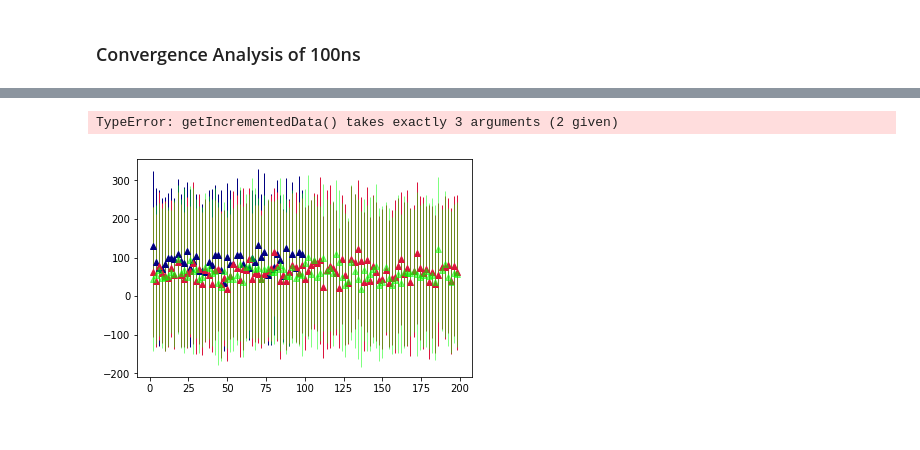
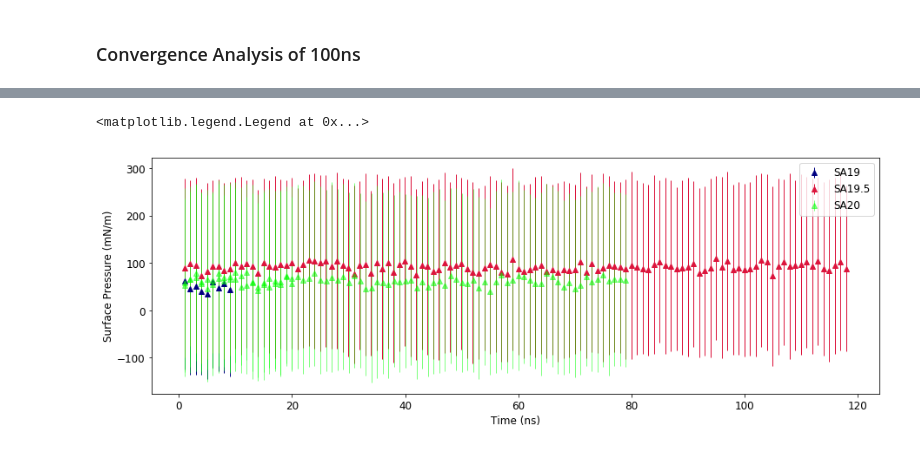
Before and after one commit to fearlessroad/mixed-monolayers, a Jupyter notebook: si_figures/surf-ten_convergence.ipynb, the cells around one changed output, grey strips where cells are left out. Drawn from its saved outputs; the diff is of its cells as text; code cells hidden in the pictures.

Commit message:
edited typos in the code, added scripts to load trajectory data into mdtraj

```diff
--- a/si_figures/surf-ten_convergence.ipynb
+++ b/si_figures/surf-ten_convergence.ipynb
@@ -9,5 +9,13 @@ import matplotlib.pyplot as plt
 import os
 import os.path
 from pathlib2 import Path
+import matplotlib.pylab as pylab
+params = {'legend.fontsize': 'large',
+          'figure.figsize': (15, 5),
+         'axes.labelsize': 'large',
+         'axes.titlesize':'large',
+         'xtick.labelsize':'large',
+         'ytick.labelsize':'large'}
+pylab.rcParams.update(params)
 # %% [markdown]
 ## import data
@@ -187,14 +246,18 @@ plt.savefig('/home/drez/Desktop/mean_convergence.png', dpi=600)
 # %%
 #SA19 Scatter Plot
 # %%
-N,O,P = getIncrementedData(100, times[1]/100, pres[1])
+plt.xlabel('Time (ns)')
+plt.ylabel('Surface Pressure (mN/m)')
+N,O,P = getIncrementedData(500, times[0], pres[0])
 plt.errorbar(N,O, color='navy', yerr=P, ecolor='navy', ls='none', marker='^', elinewidth=1, label='SA19')
-Q,R,S = getIncrementedData(100, times[3]/100, pres[3])
-plt.errorbar(Q,R, color='crimson', yerr=S, ecolor='crimson', ls='none', marker='^', elinewidth=1, label='SA19.5')
-T,U,V = getIncrementedData(100, times[8]/100, pres[8])
+nn,rr,ss = getIncrementedData(500, times[1], pres[1])
+#print(rr[0])
+#print(len(rr))
+plt.errorbar(nn,rr, color='crimson', yerr=ss, ecolor='crimson', ls='none', marker='^', elinewidth=1, label='SA19.5')
+T,U,V = getIncrementedData(500, times[8], pres[8])
 plt.errorbar(T,U, color='lime', yerr=V, ecolor='lime', ls='none', marker='^', elinewidth=1, label='SA20', alpha=0.5)
-W,X,Y = getIncrementedData(100, times[9/100], pre)
+W,X,Y = getIncrementedData(500, times[9], pres[9])
 plt.legend(loc=1)
 # %% [output]
-TypeError: getIncrementedData() takes exactly 3 arguments (2 given)
+<matplotlib.legend.Legend at 0x...>
-[figure, old version]
+[figure, new version]
```
Also changed, not shown: parts of 5 cells of this notebook, 1 other file.
